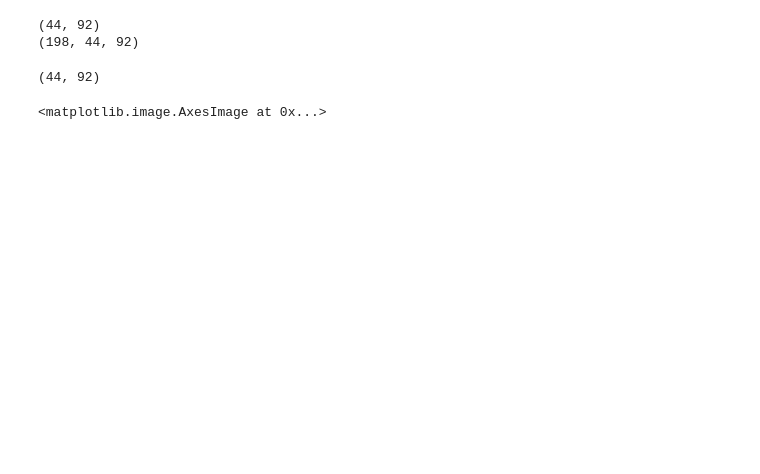
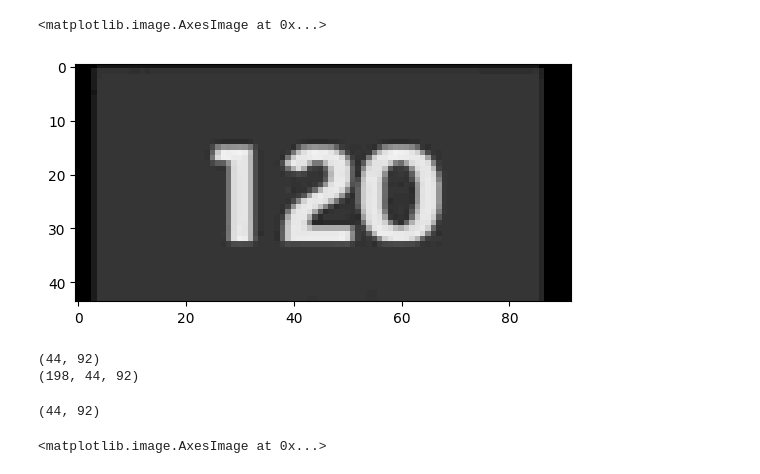
Before and after one commit to teleplayer123/image_classifier, a Jupyter notebook: test_image.ipynb, the cells around one changed output. Cells and saved outputs as stored; diff of their text form; code cells hidden in the pictures; blank space fills up the shorter version.

```diff
--- a/test_image.ipynb
+++ b/test_image.ipynb
@@ -39,12 +39,12 @@ def crop_images(paths):
         cv2.imwrite(new_img_path, img)
 
 def create_image_data(img_dirname, outdirname="newer_images"):
+    imgs = []
     images_dir = os.path.join(os.getcwd(), "datasets", img_dirname)
     outdir = os.path.join(os.getcwd(), "datasets", outdirname)
     if not os.path.exists(outdir):
         os.mkdir(outdir)
-    paths = [[os.path.join(dn, fn) for fn in files] for dn, _ , files in os.walk(images_dir)]
-    paths = sum(paths, [])
+    paths = [os.path.join(images_dir, p) for p in os.listdir(images_dir)]
     crop_images(paths)
     i = 0
     for path in paths:
@@ -55,11 +55,12 @@ def create_image_data(img_dirname, outdirname="newer_images"):
         cv2.imwrite(path1, img1)
         cv2.imwrite(path2, img2)
         cv2.imwrite(path3, img3)
+        imgs.append(img1)
+        imgs.append(img2)
+        imgs.append(img3)
         i += 3
-    return outdir
+    return imgs
 
-img1_path = os.path.join(os.getcwd(), "datasets", "images", "img1.png")
-
-new_path = create_image_data("images")
-print(new_path)
+imgs = create_image_data("images")
+print(imgs)
 # %% [output]
@@ -67,3 +84,9 @@ c:\py_repos\image_classifier\datasets\newer_images
+# %%
+img1 = imgs[4]
+plt.imshow(img1)
+# %% [output]
+<matplotlib.image.AxesImage at 0x...>
+[figure, added]
 # %%
 import os
 import pandas as pd
```
Also changed, not shown: parts of 4 cells of this notebook.
